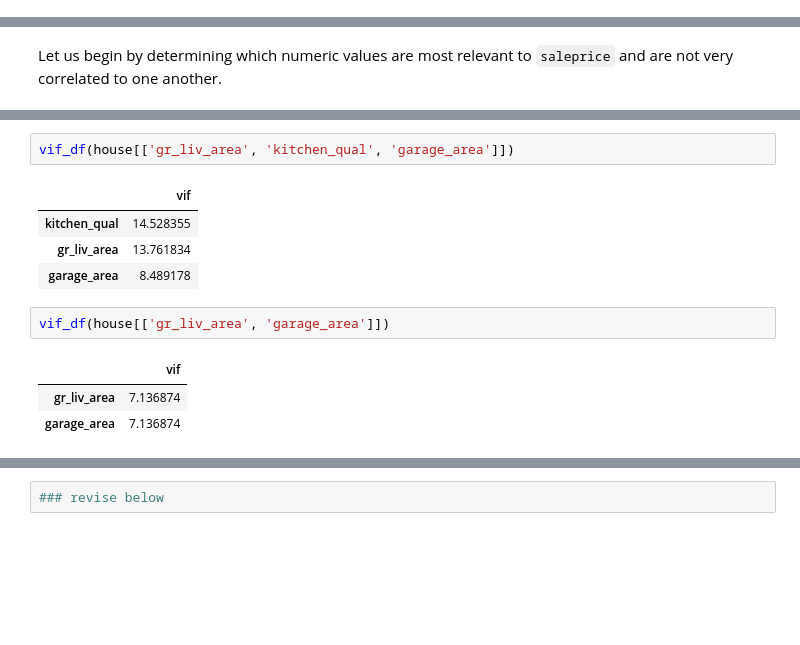
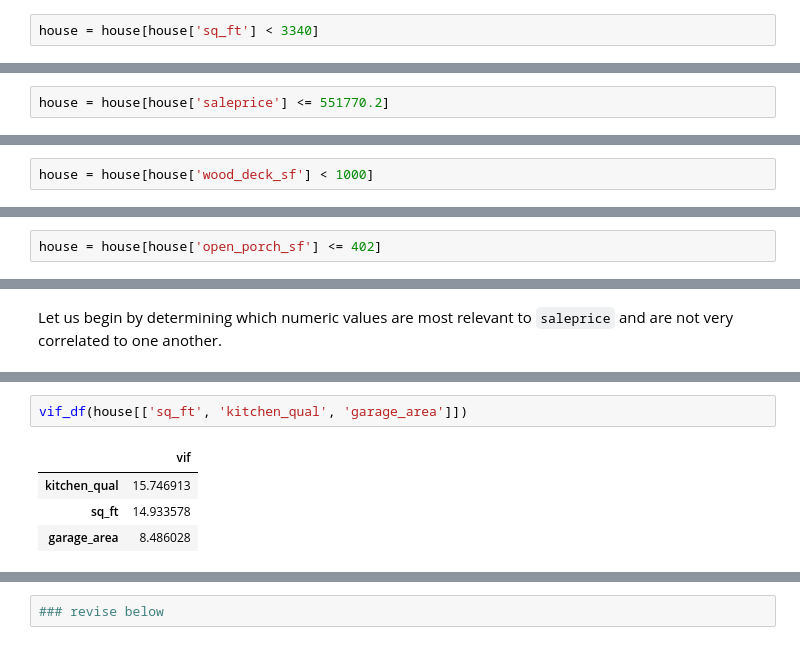
Before and after one commit to jguo052/Ames-Housing-Price-Regression, a Jupyter notebook: code/EDA.ipynb, the cells around one changed output, grey strips where cells are left out. Drawn from its saved outputs; the diff is of its cells as text; blank space fills up the shorter version.

```diff
--- a/code/EDA.ipynb
+++ b/code/EDA.ipynb
@@ -415,0 +397,2 @@ Name: gr_liv_area, dtype: int64
+# %%
+house = house[house['sq_ft'] < 3340]
@@ -415,0 +433,2 @@ Name: gr_liv_area, dtype: int64
+# %%
+house = house[house['saleprice'] <= 551770.2]
@@ -415,0 +472,2 @@ Name: gr_liv_area, dtype: int64
+# %%
+house = house[house['wood_deck_sf'] < 1000]
@@ -416,3 +495,5 @@ Name: gr_liv_area, dtype: int64
+# %%
+house = house[house['open_porch_sf'] <= 402]
 # %% [markdown]
 ---
 
@@ -445,13 +526,7 @@ Out of the numeric features we have selected/created, three stand out as correla
 # %%
-vif_df(house[['gr_liv_area', 'kitchen_qual', 'garage_area']])
+vif_df(house[['sq_ft', 'kitchen_qual', 'garage_area']])
 # %% [output]
 |  | vif |
-| kitchen_qual | 14.528355 |
-| gr_liv_area | 13.761834 |
-| garage_area | 8.489178 |
+| kitchen_qual | 15.746913 |
+| sq_ft | 14.933578 |
+| garage_area | 8.486028 |
-# %%
-vif_df(house[['gr_liv_area', 'garage_area']])
-# %% [output]
-|  | vif |
-| gr_liv_area | 7.136874 |
-| garage_area | 7.136874 |
```
Also changed, not shown: parts of 80 cells of this notebook, 2 other files.
